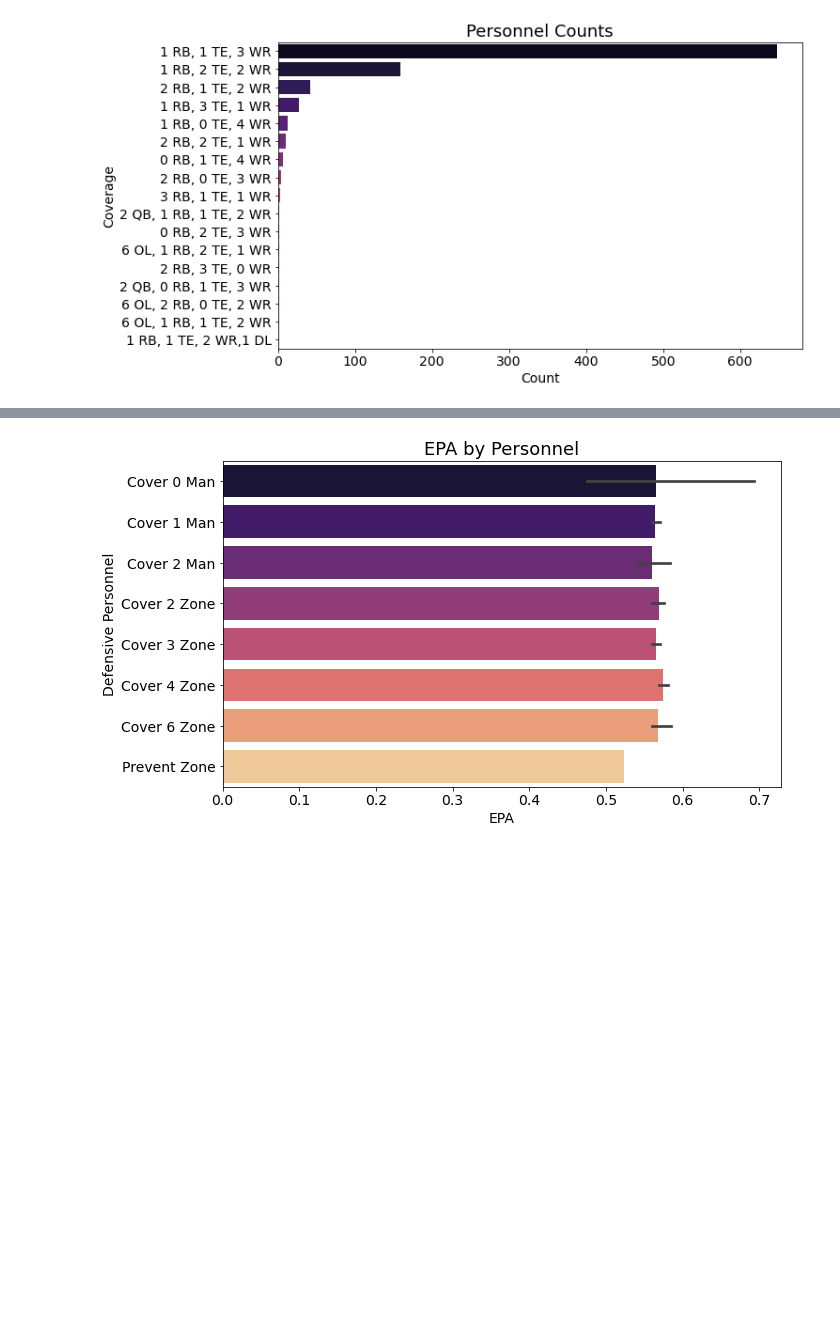
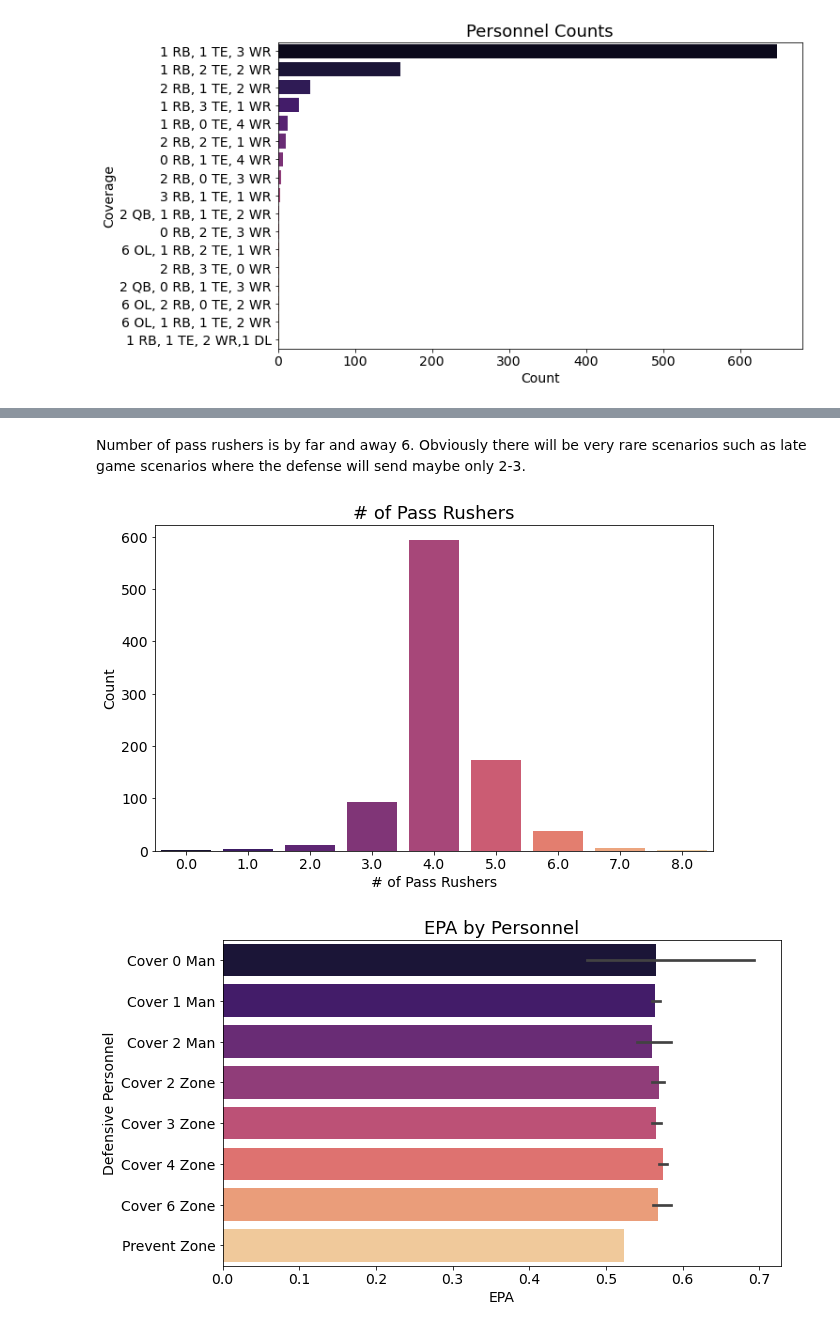
Before and after one commit to dsmoove/pigskinplaycaller, a Jupyter notebook: code.ipynb, the cells around one changed output, grey strips where cells are left out. Saved outputs shown, nothing was run; the diff lists cells and outputs as text; code cells hidden in the pictures; blank space fills up the shorter version.

```diff
--- a/code.ipynb
+++ b/code.ipynb
@@ -343,3 +367,15 @@ plt.title("Personnel Counts", fontdict={'fontsize':18});
+# %% [markdown]
+Number of pass rushers is by far and away 6. Obviously there will be very rare scenarios such as late game scenarios where the defense will send maybe only 2-3.
+# %%
+plt.figure(figsize=(10,6))
+sns.barplot(x=df_plays_final['numberOfPassRushers'].value_counts().index, y=df_plays_final['numberOfPassRushers'].value_counts(), estimator=np.median, palette="magma")
+plt.xlabel("# of Pass Rushers", fontdict={'fontsize':14});
+plt.ylabel("Count", fontdict={'fontsize':14});
+plt.xticks(fontsize=14);
+plt.yticks(fontsize=14);
+plt.title("# of Pass Rushers", fontdict={'fontsize':18});
+# %% [output]
+[figure, added]
 # %%
 plt.figure(figsize=(10,6))
 sns.barplot(y=df_plays_final['coverage'].sort_values(), x=df_plays_final['scaled_epa'], estimator=np.median, palette="magma")
```
Also changed, not shown: parts of 33 cells of this notebook.
